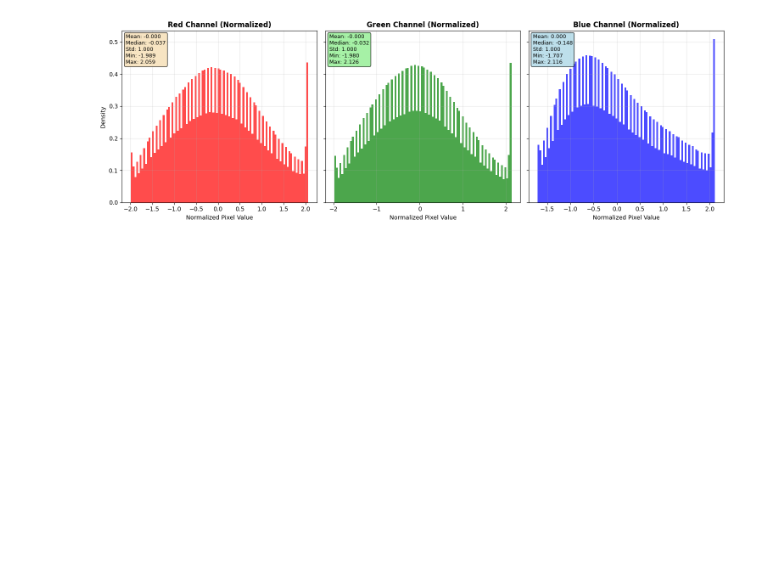
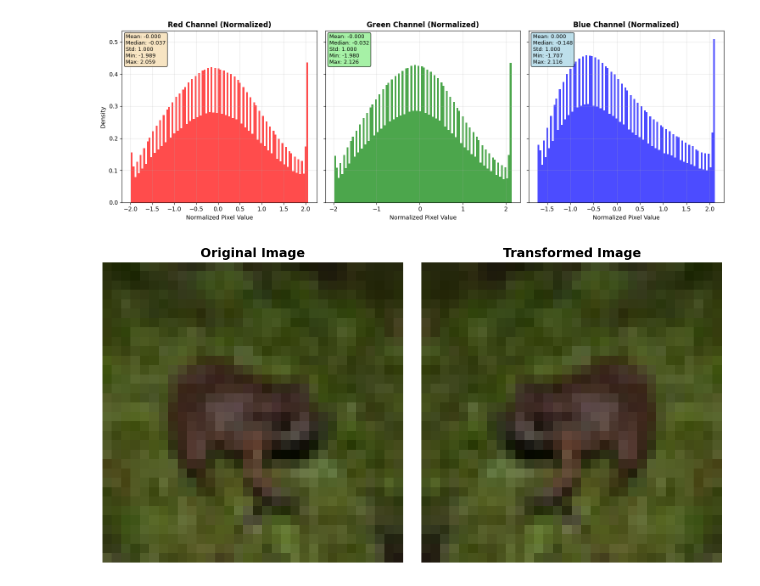
Before and after one commit to Krishnakanth1993/Learnings, a Jupyter notebook: MNIST_Model/Reference/ERAS7/Data_Exploration.ipynb, the cells around one changed output. Cells and saved outputs as stored; diff of their text form; code cells hidden in the pictures; blank space fills up the shorter version.

Commit message:
Notebook updated with data augmentation experiments

```diff
--- a/MNIST_Model/Reference/ERAS7/Data_Exploration.ipynb
+++ b/MNIST_Model/Reference/ERAS7/Data_Exploration.ipynb
@@ -485,4 +486,49 @@ plot_normalized_histograms(train_stats)
 # %% [output]
 [figure]
 # %%
-image = data_manager.train_dataset.data[1]
+import torch
+import torchvision.transforms.functional as TF
+from PIL import Image
+import matplotlib.pyplot as plt
+import numpy as np
+from random import randint
+import albumentations as albu
+
+def visualize_transformed_images (image , flipped_image):
+
+    # Visualize both images
+    fig, axes = plt.subplots(1, 2, figsize=(10, 5))
+
+    # Original image
+    axes[0].imshow(image)
+    axes[0].set_title('Original Image', fontsize=14, fontweight='bold')
+    axes[0].axis('off')
+
+    # Flipped image
+    axes[1].imshow(flipped_image)
+    axes[1].set_title('Transformed Image', fontsize=14, fontweight='bold')
+    axes[1].axis('off')
+
+    plt.tight_layout()
+    plt.show()
+
+random_Image_index = randint(0,50000)
+
+# Get the original image (numpy array)
+image = data_manager.train_dataset.data[random_Image_index]
+
+# # Convert to PIL Image (PyTorch transforms work with PIL Images)
+# pil_image = Image.fromarray(image)
+
+# # Horizontally flip using PyTorch functional API
+# flipped_pil = TF.hflip(pil_image)
+
+transform =albu.HorizontalFlip(p=0.5)
+augmented_image = transform(image=image)['image']
+
+# Convert back to numpy for visualization
+flipped_image = np.array(augmented_image)
+
+visualize_transformed_images(image ,flipped_image)
+# %% [output]
+[figure, added]
```
Also changed, not shown: parts of 4 cells of this notebook, 1 other file.
